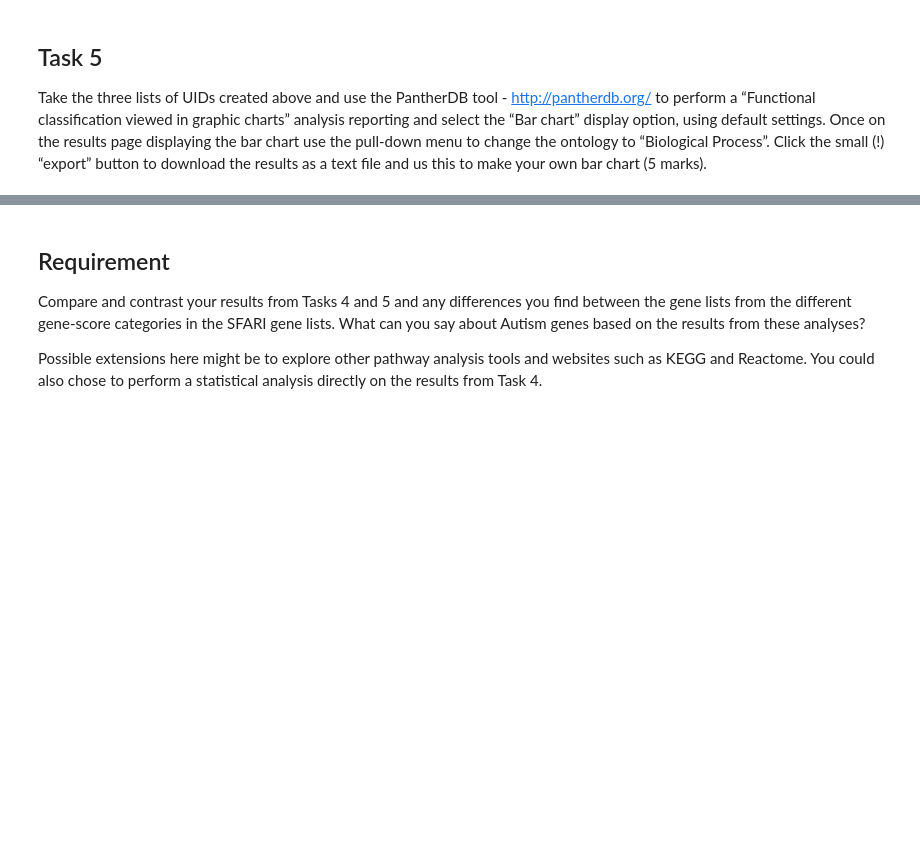
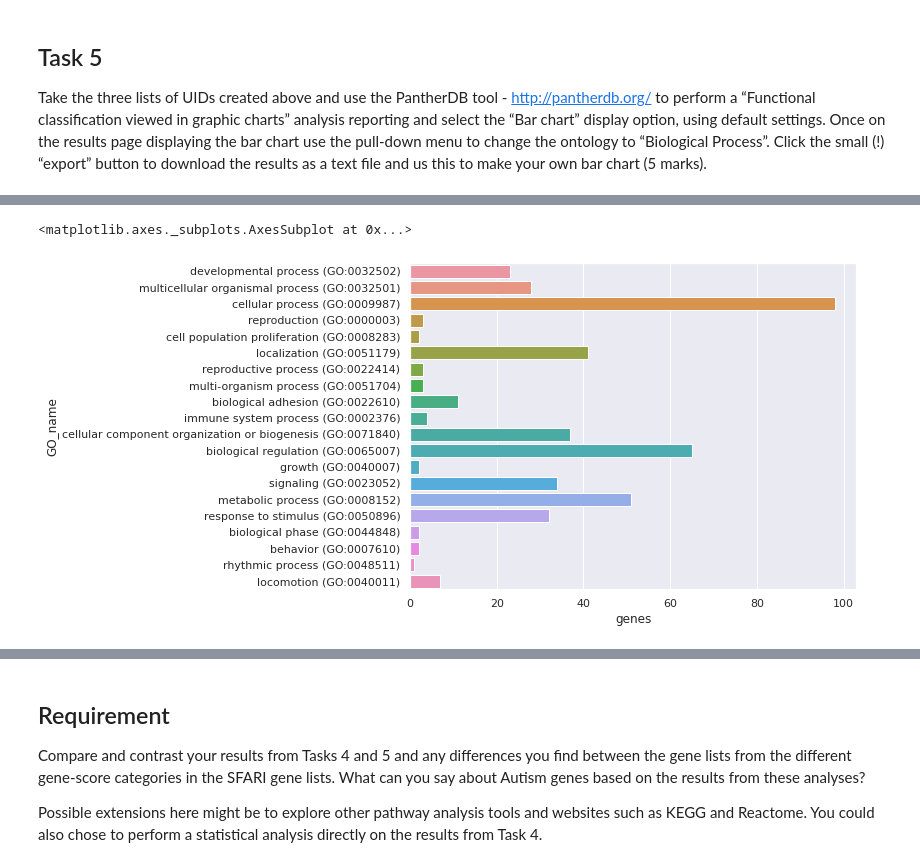
Before and after one commit to Mushi0/Bioinformatic-2, a Jupyter notebook: Part 2.ipynb, the cells around one changed output, grey strips where cells are left out. Cells and saved outputs as stored; diff of their text form; code cells hidden in the pictures; blank space fills up the shorter version.

```diff
--- a/Part 2.ipynb
+++ b/Part 2.ipynb
@@ -194,0 +234,7 @@ UID_list_2.to_csv('UID_list_3.csv')
+# %%
+# plot the same image as the pantherDB
+sns.set(rc={'figure.figsize':(8, 6)})
+sns.barplot(data = data_2, x = 'genes', y = 'GO_name', orient = 'h')
+# %% [output]
+<matplotlib.axes._subplots.AxesSubplot at 0x...>
+[figure, added]
```
Also changed, not shown: parts of 12 cells of this notebook, 6 other files.
